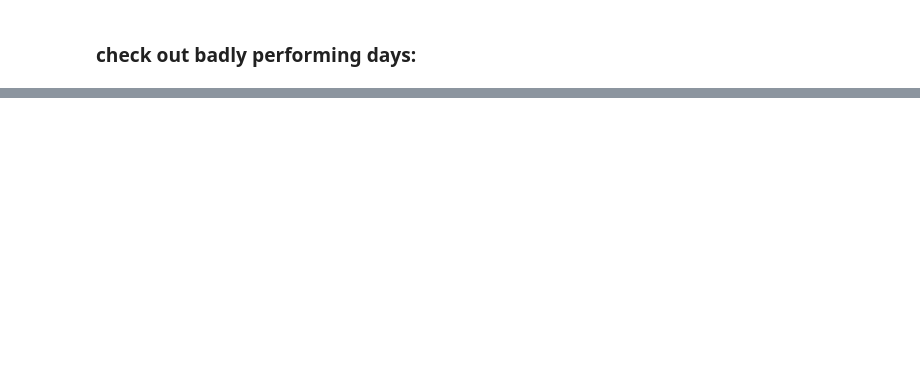
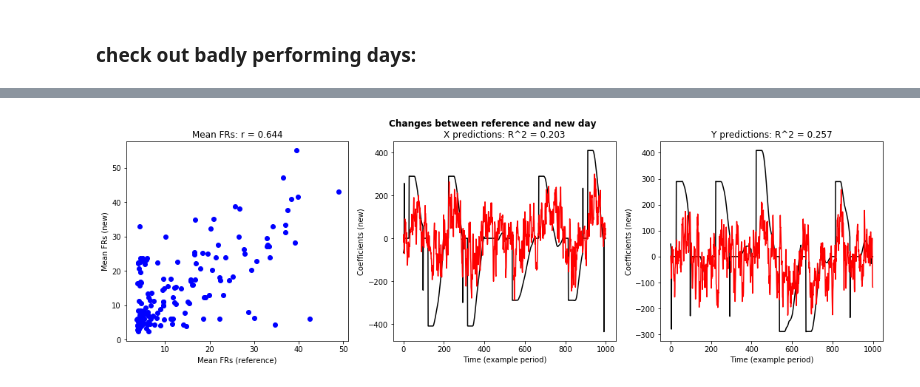
Before and after one commit to guyhwilson/nonstationarities, a Jupyter notebook: notebooks/comparisons_All.ipynb, the cells around one changed output, grey strips where cells are left out. Cells and saved outputs as stored; diff of their text form; code cells hidden in the pictures; blank space fills up the shorter version.

```diff
--- a/notebooks/comparisons_All.ipynb
+++ b/notebooks/comparisons_All.ipynb
@@ -118,46 +224,67 @@ for i in range(len(files) - 1):
+# %%
+figSize(15, 15)
+
+
+FR_diffs = np.zeros((2, 192))
+# Fit day A decoders:
+Atrain_x, Atest_x, Atrain_y, Atest_y = getTrainTest(dayA, train_size = 0.67, task = None, returnFlattened = True)
+Btrain_x, Btest_x, Btrain_y, Btest_y, cursorPos, _ = getTrainTest(dayB, train_size = 0.67, task = None, returnFlattened = True, returnCursor = True)
+
+FR_diffs[0, :] = np.concatenate(Atrain_x).mean(axis = 0)
+FR_diffs[1, :] = np.concatenate(Btrain_x).mean(axis = 0)
+
+Atrain_x, Atest_x  = get_BlockwiseMeanSubtracted(Atrain_x, Atest_x, concatenate = True)
+Btrain_x, Btest_x  = get_BlockwiseMeanSubtracted(Btrain_x, Btest_x, concatenate = True)
+
+lm_a              = LinearRegression(fit_intercept = False).fit(Atrain_x, np.concatenate(Atrain_y))
+preds             = lm_a.predict(Btest_x )
+
+decoder_preds = [np.concatenate(Btest_y), preds]
 # %%
 from sklearn.metrics import r2_score
 from scipy.stats import spearmanr
 
 subplt_size = 5
-plt_days    = bad_days
+plt_days    = 1
 
 #----------------------------------
-figSize(subplt_size * len(plt_days), subplt_size * 3)
+figSize(5, 15)
 
 coord_type = ['X', 'Y']
-for j, i in enumerate(plt_days):
-    plt.subplot(len(plt_days), 3, 1 + (j * 3))
-    x    = FR_diffs[0, :, i]
-    y    = FR_diffs[1, :, i]
-    corr = spearmanr(x, y)[0]
+plt.subplot(1, 3, 1 + (j * 3))
+x    = FR_diffs[0, :]
+y    = FR_diffs[1, :]
+corr = spearmanr(x, y)[0]
 
-    plt.scatter(x, y, color = 'b')
+plt.scatter(x, y, color = 'b')
+#maxval = max(x.max(), y.max())
+#plt.xlim([0, maxval + 10])
+#plt.ylim([0, maxval + 10])
+plt.xlabel('Mean FRs (reference)')
+plt.ylabel('Mean FRs (new)')
+#plt.plot(plt.xlim(), plt.xlim(), linestyle = '--', color = 'k')
+plt.title('Mean FRs: r = ' + str(np.round(corr, 3)))
+
+for coord in range(2):
+    x    = decoder_preds[0][:, coord]
+    y    = decoder_preds[1][:, coord]
+    corr = r2_score(x, y)
+    #corr = np.corrcoef(x, y)[0, 1]
+
+    plt.subplot(1, 3, coord + 2 + (j * 3))
+    plt.plot(x[4000:5000], color = 'k')
+    plt.plot(y[4000:5000], color = 'r')
+
     maxval = max(x.max(), y.max())
-    plt.xlim([0, maxval + 10])
-    plt.ylim([0, maxval + 10])
-    plt.xlabel('Mean FRs (reference)')
-    plt.ylabel('Mean FRs (new)')
-    plt.plot(plt.xlim(), plt.xlim(), linestyle = '--', color = 'k')
-    plt.title('Mean FRs: r = ' + str(np.round(corr, 3)))
-
-    for coord in range(2):
-        x    = decoder_preds[i][0][:, coord]
-        y    = decoder_preds[i][1][:, coord]
-        corr = r2_score(x, y)
-        #corr = np.corrcoef(x, y)[0, 1]
-
-        plt.subplot(len(bad_days), 3, coord + 2 + (j * 3))
-        plt.plot(x[4000:5000], color = 'k')
-        plt.plot(y[4000:5000], color = 'r')
-
-        maxval = max(x.max(), y.max())
-        minval = min(x.min(), y.min())
-        #plt.xlim([minval, maxval ])
-        #plt.ylim([minval, maxval ])
-        plt.xlabel('Time (example period)')
-        plt.ylabel('Coefficients (new)')
-        plt.title(coord_type[coord] + ' predictions: R^2 = ' + str(np.round(corr, 3)))
+    minval = min(x.min(), y.min())
+    #plt.xlim([minval, maxval ])
+    #plt.ylim([minval, maxval ])
+    plt.xlabel('Time (example period)')
+    plt.ylabel('Coefficients (new)')
+    plt.title(coord_type[coord] + ' predictions: R^2 = ' + str(np.round(corr, 3)))
 
 plt.suptitle('Changes between reference and new day', fontweight = 'bold')
 plt.tight_layout(rect=[0, 0.03, 1, 0.97])
+plt.show()
+# %% [output]
+[figure, added]
```
Also changed, not shown: parts of 30 cells of this notebook, 13 other files.
